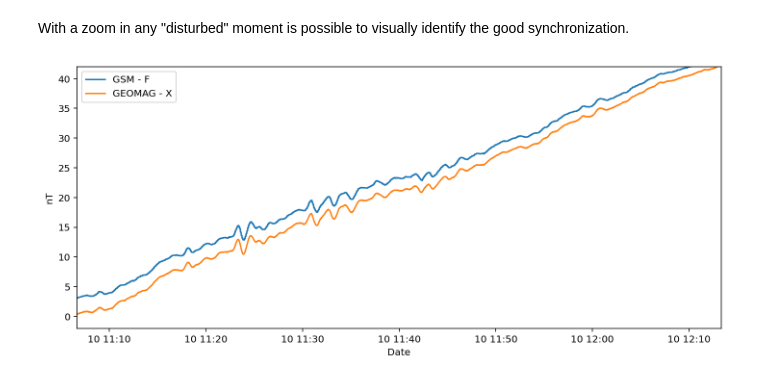
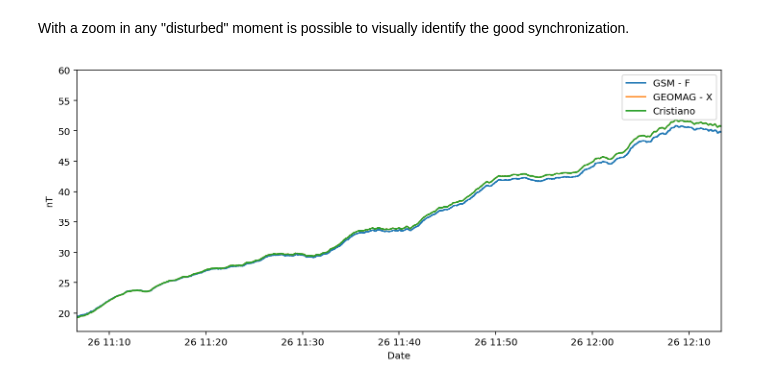
Before and after one commit to marcosv9/Geoomagnetic_observatory_data_processing, a Jupyter notebook: time shift correlation coefficient example.ipynb, the cells around one changed output. Saved outputs shown, nothing was run; the diff lists cells and outputs as text; code cells hidden in the pictures.

```diff
--- a/time shift correlation coefficient example.ipynb
+++ b/time shift correlation coefficient example.ipynb
@@ -20,7 +20,7 @@ I will use pandas to read and manipulate the data.
 # %% [markdown]
 The first file belongs to a magnetometer GSM that measures the geomagnetic total field intensity (F)
 # %%
-df_ppm = pd.read_csv(f'O:/jmat/MAA0/MAA0_20210410.ppm',
+df_ppm = pd.read_csv(f'O:/jmat/MAA0/MAA0_20210426.ppm',
                      header = None,
                      skiprows = 0,
                      sep = '\s+',
@@ -38,7 +38,7 @@ The second file belongs to a flux-gate magnetometer GEOMAG-02M that are measurin
 # %% [markdown]
 Both equipments are installed in the same place and measures simultaneously with 1 second sampling rate
 # %%
-df_sec = pd.read_csv(f'O:/jmat/MAA0/MAA0_20210410.sec',
+df_sec = pd.read_csv(f'O:/jmat/MAA0/MAA0_20210426.sec',
                      header = None,
                      skiprows = 0,
                      sep = '\s+',
@@ -49,7 +49,7 @@ df_sec.loc[df_sec['X'] >= 99999.0, 'X'] = np.nan
 df_sec.loc[df_sec['Y'] >= 99999.0, 'Y'] = np.nan
 df_sec.loc[df_sec['Z'] >= 99999.0, 'Z'] = np.nan
 
-df_sec.index = pd.date_range(f'20210410 {df_sec.index[0]}',f'20210410 {df_sec.index[-1]}', freq = 's')
+df_sec.index = pd.date_range(f'20210426 {df_sec.index[0]}',f'20210426 {df_sec.index[-1]}', freq = 's')
 # %% [markdown]
 In regions close to the magnetic equator, the F and X are almost identical, so I will use them as a comparison.
 
@@ -131,15 +131,16 @@ With a zoom in any "disturbed" moment is possible to visually identify the good
 # %%
 plt.figure(figsize = (12,5))
 
 plt.plot(df_ppm['F'] - df_ppm['F'].mean(), label =  'GSM - F')
-plt.plot((df_sec['X'] - df_sec['X'].mean()).shift(-17041, freq = 's'), label = 'GEOMAG - X')
+plt.plot((df_sec['X'] - df_sec['X'].mean()).shift(-16941, freq = 's'), label = 'GEOMAG - X')
+plt.plot((df_sec['X'] - df_sec['X'].mean()).shift(-16941, freq = 's'), label = 'Cristiano')
 
 plt.xlim(df_ppm.index[40000], df_ppm.index[44000])
-plt.ylim(-2,42)
+plt.ylim(17,60)
 plt.xlabel('Date')
 plt.ylabel('nT')
 plt.legend()
 
 plt.show()
 # %% [output]
-[figure, old version]
+[figure, new version]
```
Also changed, not shown: parts of 6 cells of this notebook, 2 other files.
